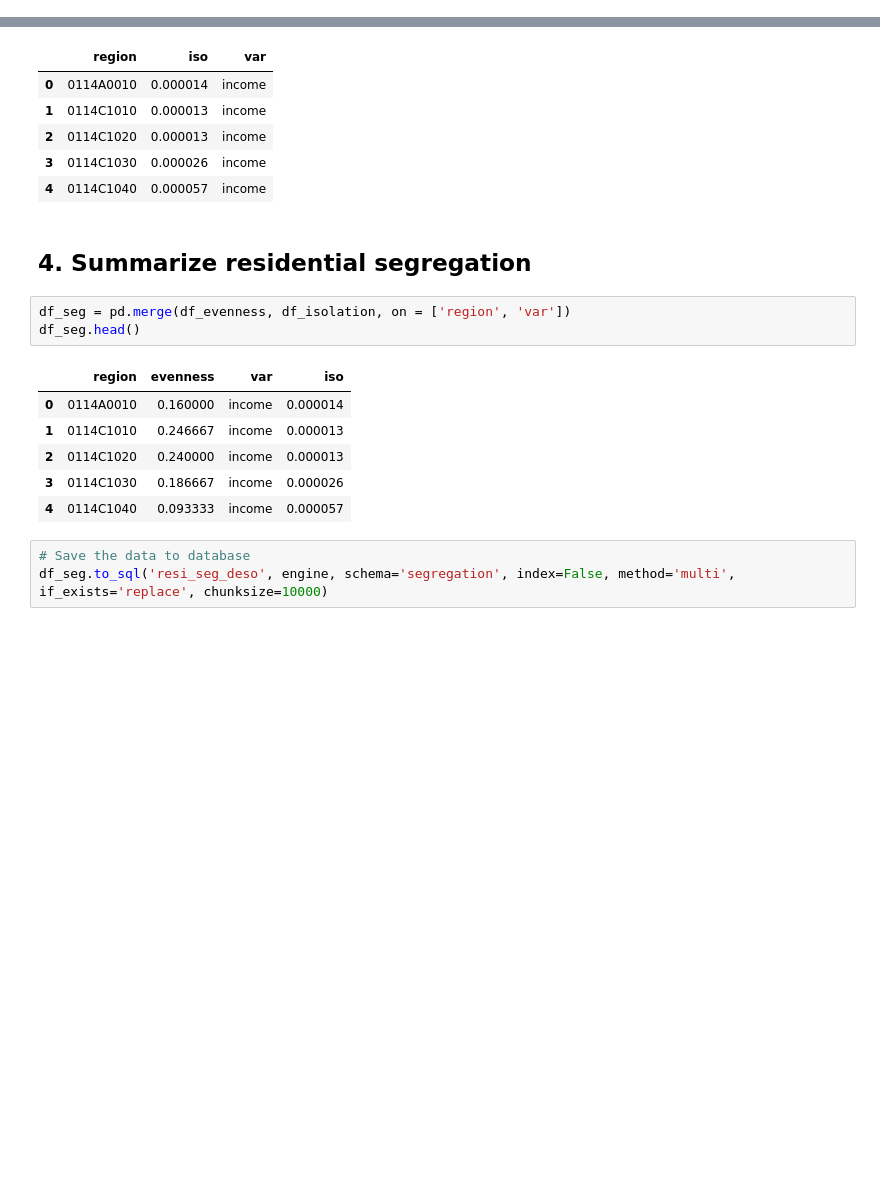
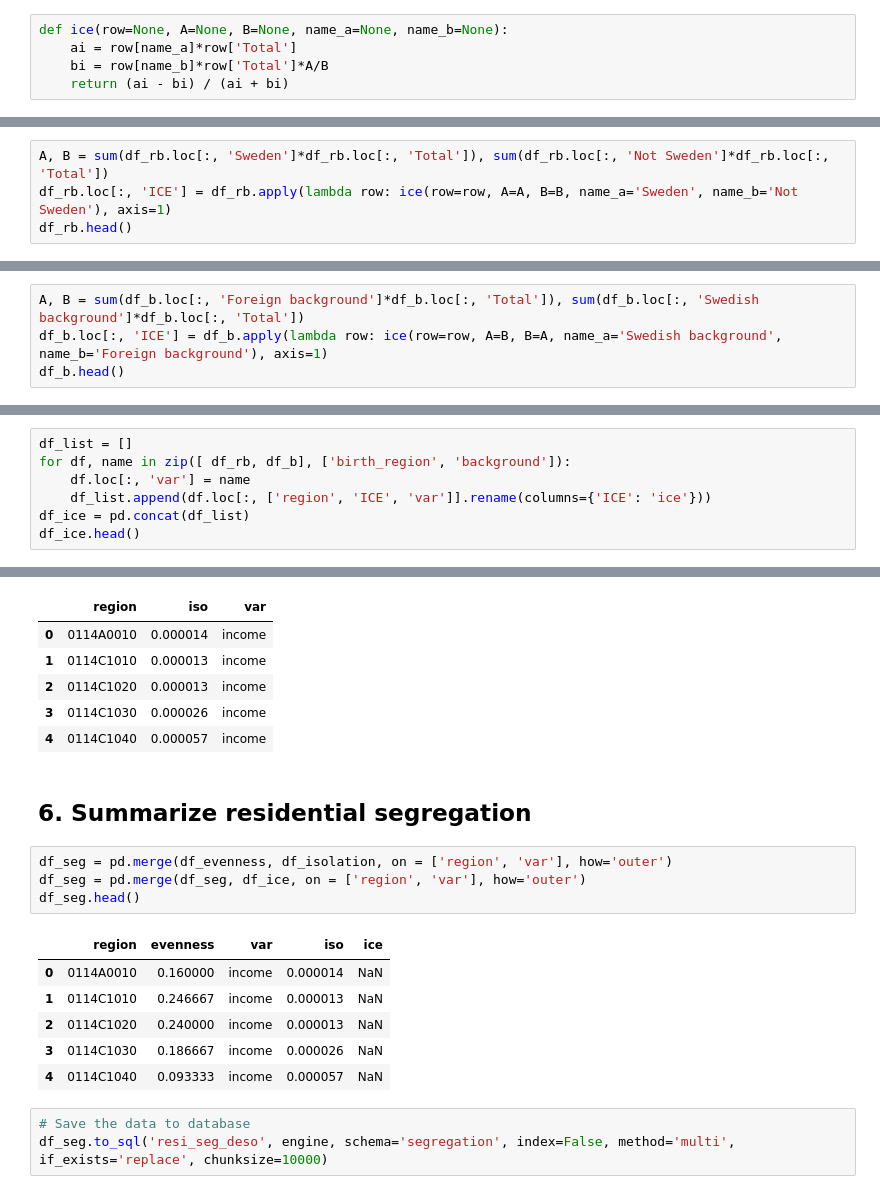
Before and after one commit to MobiSegInsights/mobi-social-segregation-se, a Jupyter notebook: src/MobiSegInsightsSE.feature_eng.1.0/14-1-residential-segregation-deso.ipynb, the cells around one changed output, grey strips where cells are left out. Saved outputs shown, nothing was run; the diff lists cells and outputs as text; blank space fills up the shorter version.

```diff
--- a/src/MobiSegInsightsSE.feature_eng.1.0/14-1-residential-segregation-deso.ipynb
+++ b/src/MobiSegInsightsSE.feature_eng.1.0/14-1-residential-segregation-deso.ipynb
@@ -236,0 +243,5 @@ df_evenness.head()
+# %%
+def ice(row=None, A=None, B=None, name_a=None, name_b=None):
+    ai = row[name_a]*row['Total']
+    bi = row[name_b]*row['Total']*A/B
+    return (ai - bi) / (ai + bi)
@@ -236,0 +250,4 @@ df_evenness.head()
+# %%
+A, B = sum(df_rb.loc[:, 'Sweden']*df_rb.loc[:, 'Total']), sum(df_rb.loc[:, 'Not Sweden']*df_rb.loc[:, 'Total'])
+df_rb.loc[:, 'ICE'] = df_rb.apply(lambda row: ice(row=row, A=A, B=B, name_a='Sweden', name_b='Not Sweden'), axis=1)
+df_rb.head()
@@ -236,0 +267,4 @@ df_evenness.head()
+# %%
+A, B = sum(df_b.loc[:, 'Foreign background']*df_b.loc[:, 'Total']), sum(df_b.loc[:, 'Swedish background']*df_b.loc[:, 'Total'])
+df_b.loc[:, 'ICE'] = df_b.apply(lambda row: ice(row=row, A=B, B=A, name_a='Swedish background', name_b='Foreign background'), axis=1)
+df_b.head()
@@ -236,0 +280,7 @@ df_evenness.head()
+# %%
+df_list = []
+for df, name in zip([ df_rb, df_b], ['birth_region', 'background']):
+    df.loc[:, 'var'] = name
+    df_list.append(df.loc[:, ['region', 'ICE', 'var']].rename(columns={'ICE': 'ice'}))
+df_ice = pd.concat(df_list)
+df_ice.head()
@@ -295,17 +352,18 @@ df_isolation.head()
 | 3 | 0114C1030 | 0.000026 | income |
 | 4 | 0114C1040 | 0.000057 | income |
 # %% [markdown]
-## 4. Summarize residential segregation
+## 6. Summarize residential segregation
 # %%
-df_seg = pd.merge(df_evenness, df_isolation, on = ['region', 'var'])
+df_seg = pd.merge(df_evenness, df_isolation, on = ['region', 'var'], how='outer')
+df_seg = pd.merge(df_seg, df_ice, on = ['region', 'var'], how='outer')
 df_seg.head()
 # %% [output]
-|  | region | evenness | var | iso |
-| 0 | 0114A0010 | 0.160000 | income | 0.000014 |
-| 1 | 0114C1010 | 0.246667 | income | 0.000013 |
-| 2 | 0114C1020 | 0.240000 | income | 0.000013 |
-| 3 | 0114C1030 | 0.186667 | income | 0.000026 |
-| 4 | 0114C1040 | 0.093333 | income | 0.000057 |
+|  | region | evenness | var | iso | ice |
+| 0 | 0114A0010 | 0.160000 | income | 0.000014 | NaN |
+| 1 | 0114C1010 | 0.246667 | income | 0.000013 | NaN |
+| 2 | 0114C1020 | 0.240000 | income | 0.000013 | NaN |
+| 3 | 0114C1030 | 0.186667 | income | 0.000026 | NaN |
+| 4 | 0114C1040 | 0.093333 | income | 0.000057 | NaN |
 # %%
 # Save the data to database
 df_seg.to_sql('resi_seg_deso', engine, schema='segregation', index=False, method='multi', if_exists='replace', chunksize=10000)
```
Also changed, not shown: parts of 13 cells of this notebook, 22 other files.
